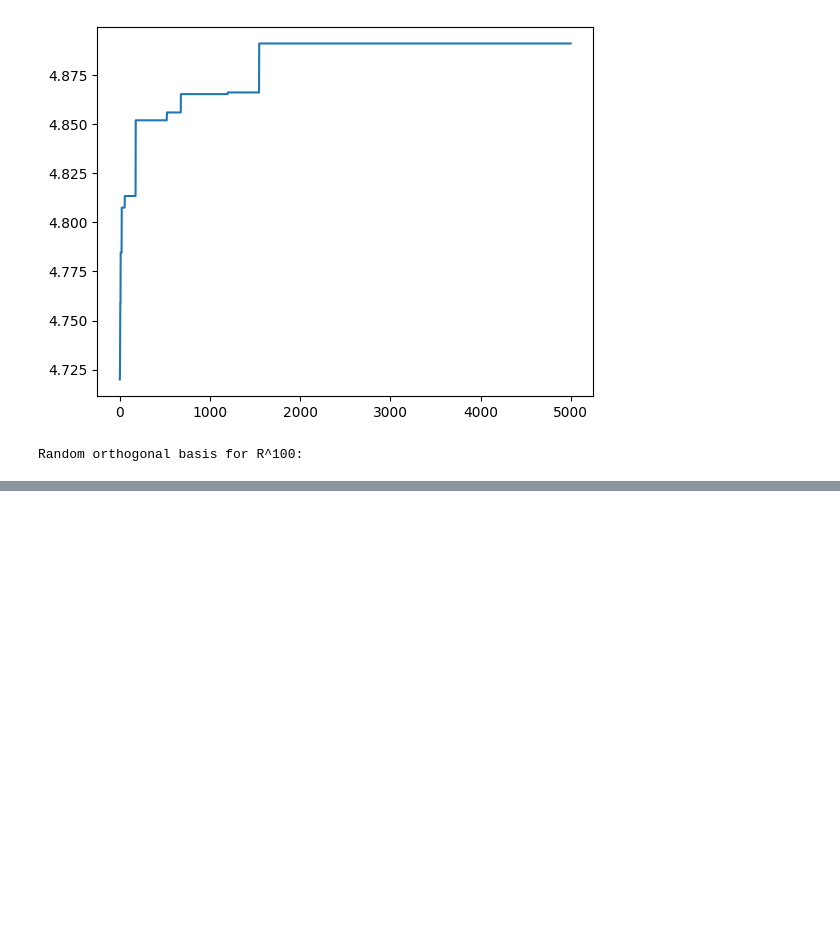
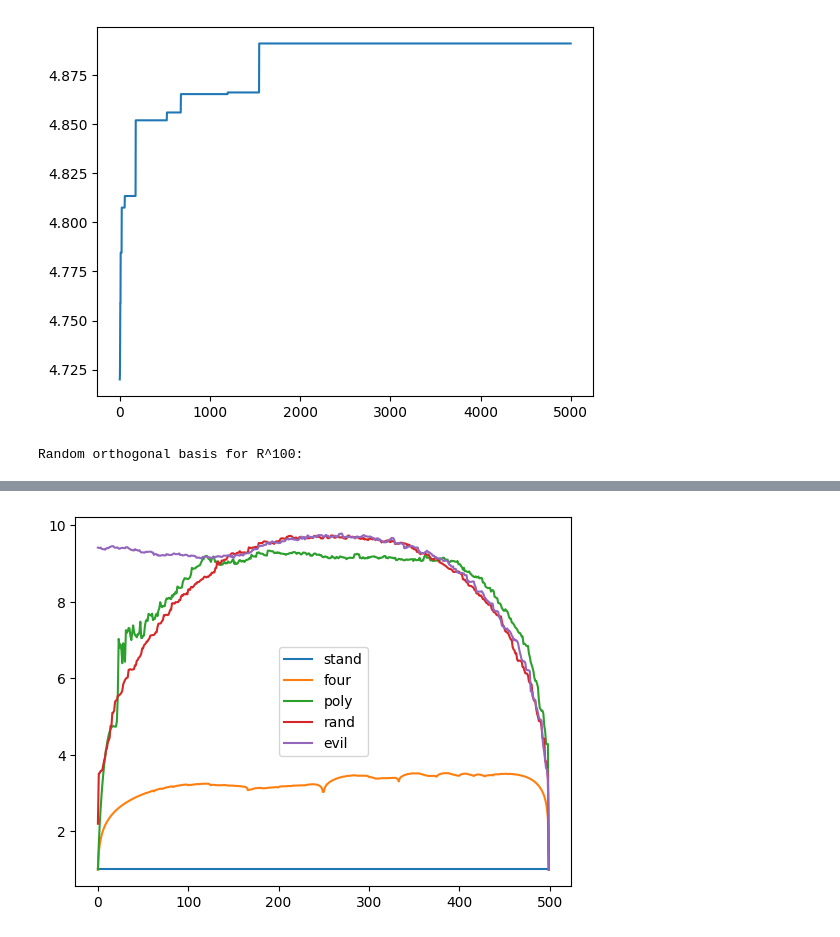
Before and after one commit to DavideZFC/FunctionalAnalysis, a Jupyter notebook: script.ipynb, the cells around one changed output, grey strips where cells are left out. Saved outputs shown, nothing was run; the diff lists cells and outputs as text; code cells hidden in the pictures; blank space fills up the shorter version.

```diff
--- a/script.ipynb
+++ b/script.ipynb
@@ -154,0 +174,26 @@ for _ in range(N):
+# %%
+k = 500
+x = np.arange(k)
+basis_stand = np.identity(k)
+basis_four = gram_schmidt(get_fourier(k))
+basis_poly = gram_schmidt(get_poly(k))
+basis_rand = random_orthogonal_basis(k)
+basis_evil = random_orthogonal_basis(k, attack=True)
+
+basis_list = [basis_stand, basis_four, basis_poly, basis_rand, basis_evil]
+labels = ['stand', 'four', 'poly', 'rand', 'evil']
+
+for i in range(len(basis_list)):
+    basis = basis_list[i]
+    mat = np.zeros((k,k))
+    li = np.zeros(k)
+    for d in range(k):
+        mat += np.dot(basis[:,d:d+1], basis[:,d:d+1].T)
+        li[d] = inf(mat)
+    plt.plot(x, li, label = labels[i])
+
+
+plt.legend()
+plt.show()
+# %% [output]
+[figure, added]
```
Also changed, not shown: parts of 4 cells of this notebook.
